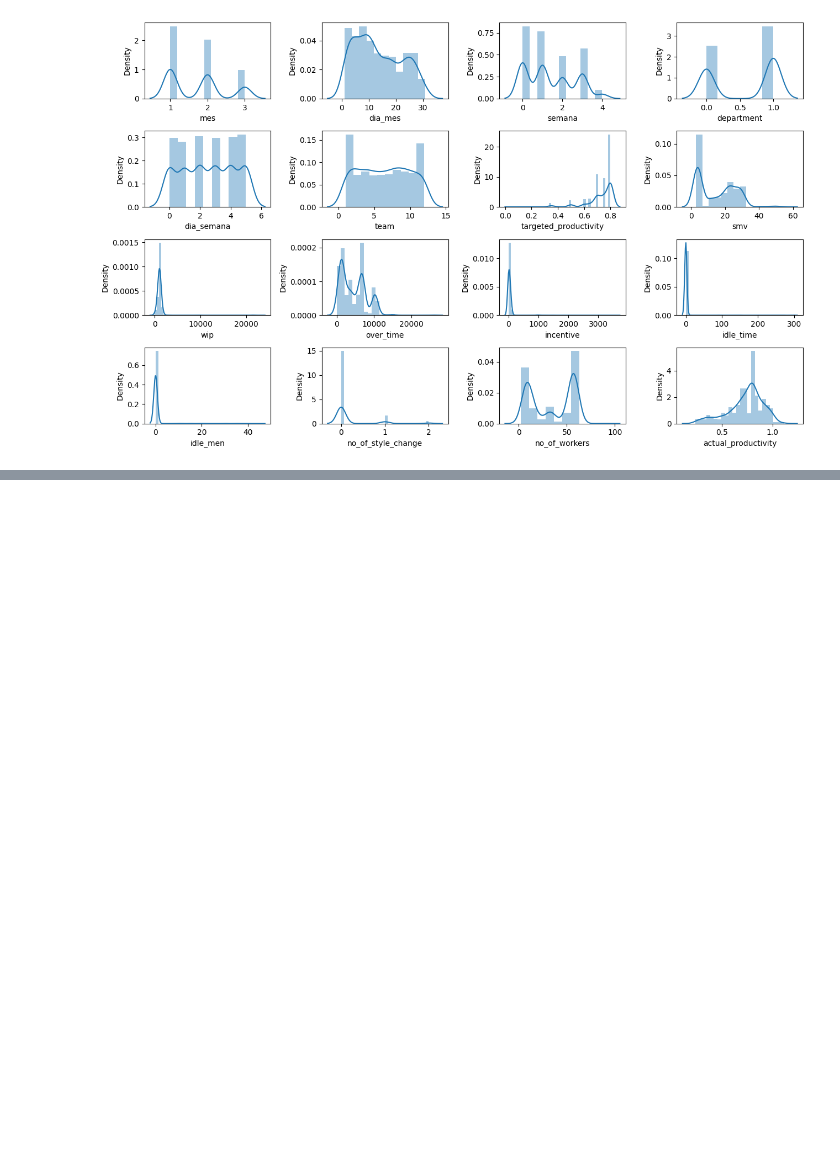
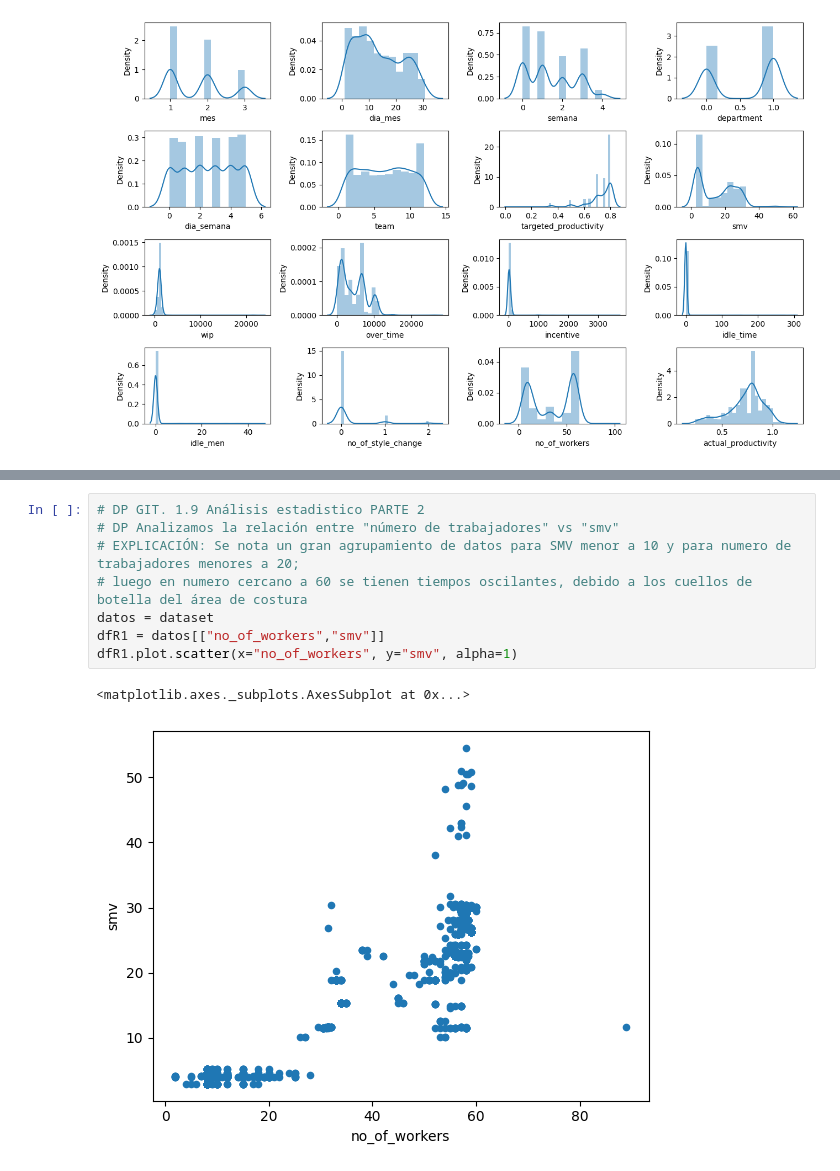
Before and after one commit to darwinpadilla/Grupo_Productivity_Prediction, a Jupyter notebook: Grupo_Productivity_Prediction.ipynb, the cells around one changed output, grey strips where cells are left out. Saved outputs shown, nothing was run; the diff lists cells and outputs as text; blank space fills up the shorter version.

```diff
--- a/Grupo_Productivity_Prediction.ipynb
+++ b/Grupo_Productivity_Prediction.ipynb
@@ -1793,0 +1806,11 @@ plt.tight_layout()
+# %%
+# DP GIT. 1.9 Análisis estadistico PARTE 2
+# DP Analizamos la relación entre "número de trabajadores" vs "smv"
+# EXPLICACIÓN: Se nota un gran agrupamiento de datos para SMV menor a 10 y para numero de trabajadores menores a 20;
+# luego en numero cercano a 60 se tienen tiempos oscilantes, debido a los cuellos de botella del área de costura
+datos = dataset
+dfR1 = datos[["no_of_workers","smv"]]
+dfR1.plot.scatter(x="no_of_workers", y="smv", alpha=1)
+# %% [output]
+<matplotlib.axes._subplots.AxesSubplot at 0x...>
+[figure, added]
```
Also changed, not shown: parts of 9 cells of this notebook.
